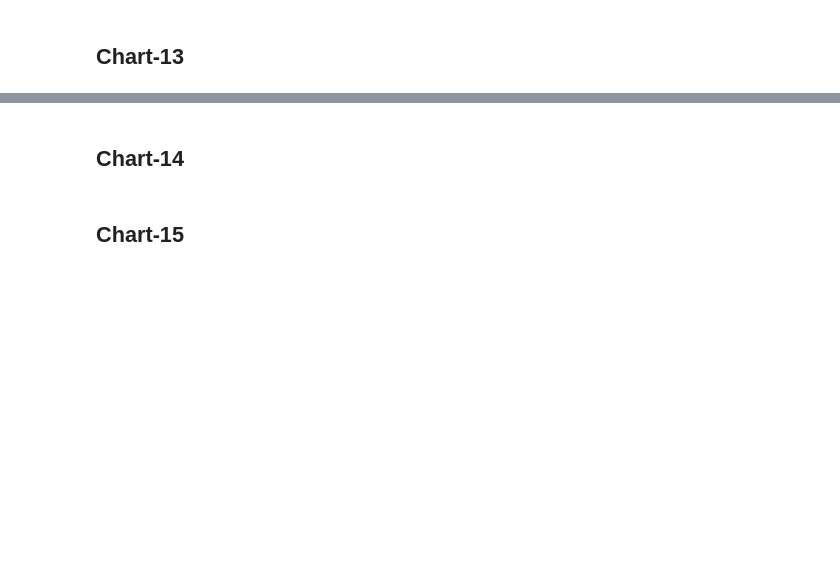
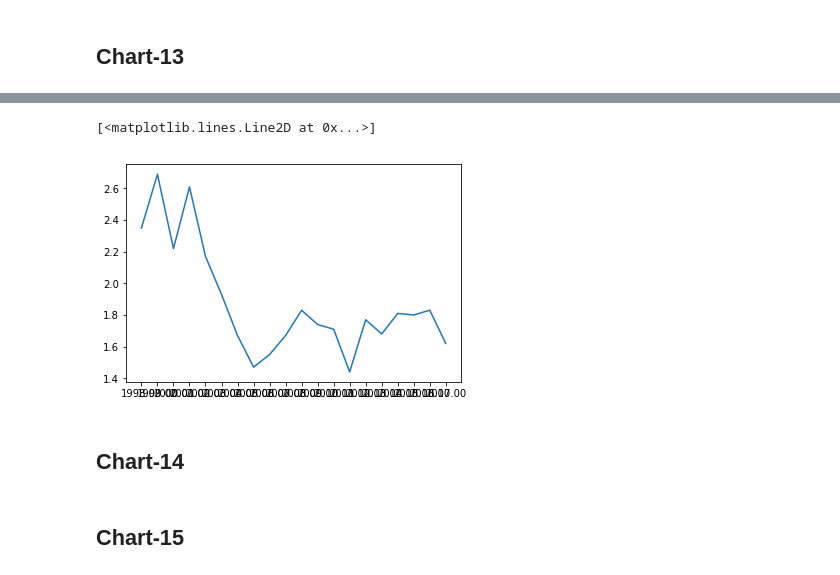
Before and after one commit to srivasud/Group7, a Jupyter notebook: Data Exploration - US gun violence charts and maps.ipynb, the cells around one changed output, grey strips where cells are left out. Drawn from its saved outputs; the diff is of its cells as text; code cells hidden in the pictures; blank space fills up the shorter version.

```diff
--- a/Data Exploration - US gun violence charts and maps.ipynb
+++ b/Data Exploration - US gun violence charts and maps.ipynb
@@ -226,0 +525,10 @@ fa_homicide_suicide.sample(10)
+# %%
+# create new column with total suicides
+Newdf['totalsuicides'] = Newdf.Firearms + Newdf.Suicides
+# %%
+# new column suicide per 1000 residents
+Newdf['suicideper1000residents']= (Newdf.totalsuicides / 100000) *1000
+# %%
+X = Newdf.Year
+# %%
+Y = Newdf.suicideper1000residents
@@ -227,3 +537,8 @@ fa_homicide_suicide.sample(10)
+# %%
+plt.plot(X,Y)
+# %% [output]
+[<matplotlib.lines.Line2D at 0x...>]
+[figure, added]
 # %% [markdown]
 ## Chart-14
 # %% [markdown]
```
Also changed, not shown: parts of 41 cells of this notebook.
